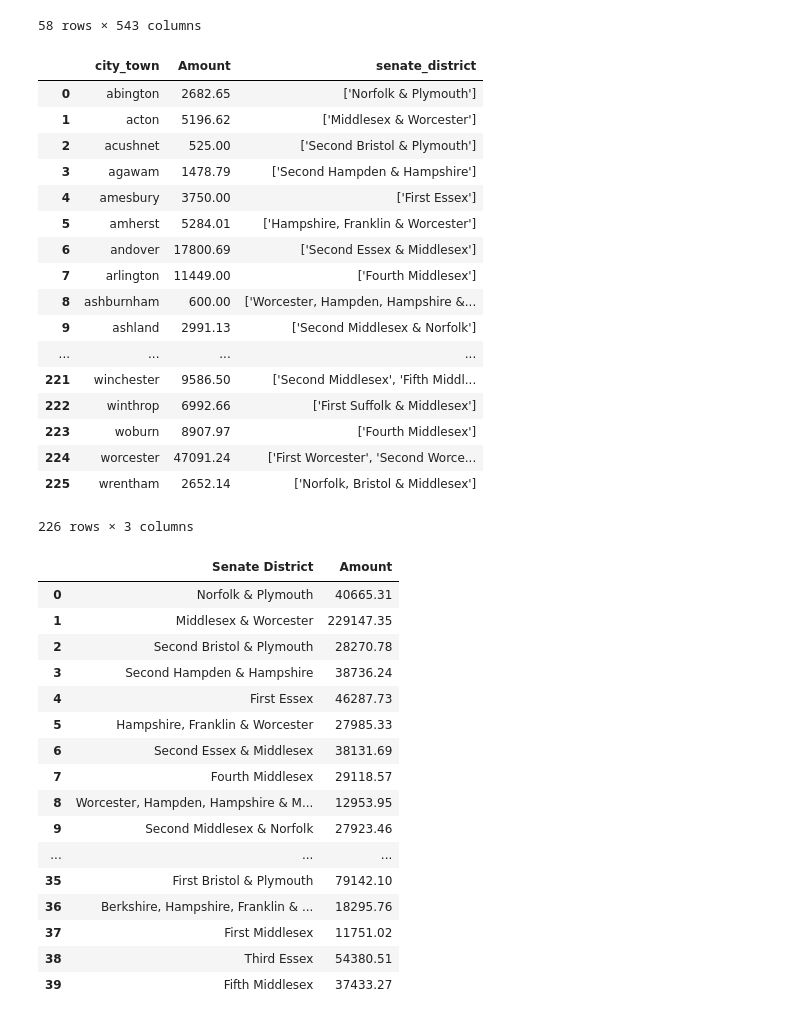
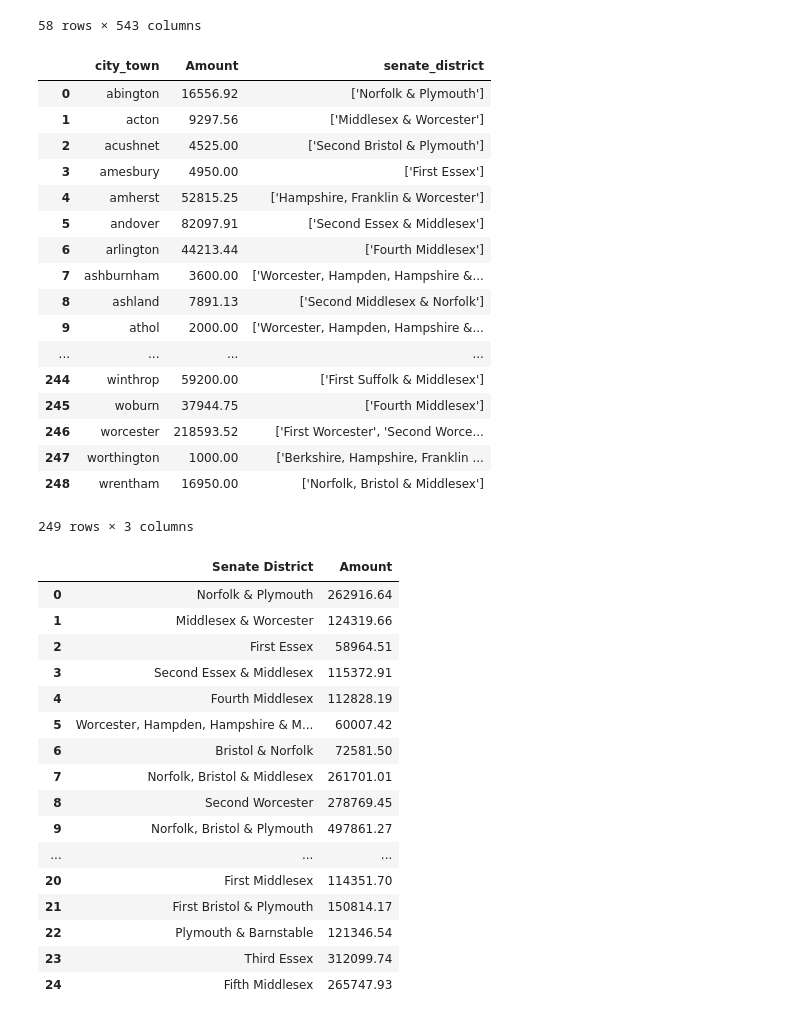
Before and after one commit to ferrys/cs-506-emerge-MA, a Jupyter notebook: scripts/MODEL TWO VOTE BUILDER CLEANING.ipynb, the cells around one changed output. Saved outputs shown, nothing was run; the diff lists cells and outputs as text; code cells hidden in the pictures.

Commit message:
merged 2011 2012 and 2013 2014 for house and senate

```diff
--- a/scripts/MODEL TWO VOTE BUILDER CLEANING.ipynb
+++ b/scripts/MODEL TWO VOTE BUILDER CLEANING.ipynb
@@ -595,29 +595,29 @@ vb_census_house
 vb_census_senate.to_csv("MODEL_TWO_Census_2010-2015/Senate/VoteBuilder_and_Census_Senate.csv")
 vb_census_house.to_csv("MODEL_TWO_Census_2010-2015/House/VoteBuilder_and_Census_House.csv")
 # %%
-money_senate = pd.read_csv('contribution_data_senate_districts.csv')
-vb_cen_senate = pd.read_csv("VoteBuilder_and_Census_Senate.csv")
+money_senate = pd.read_csv('../cleaned_data/Contribution/orig/contribution_senate_2015.csv')
+vb_cen_senate = pd.read_csv("../votebuilder_model/VoteBuilder_and_Census_Senate.csv")
 money_senate['senate_district'] = money_senate['senate_district'].apply(lambda x: x.replace('Isl&s', 'Islands') if x == "['Cape & Isl&s']" else x)
 money_senate
 # %% [output]
 |  | city_town | Amount | senate_district |
-| 0 | abington | 2682.65 | ['Norfolk & Plymouth'] |
-| 1 | acton | 5196.62 | ['Middlesex & Worcester'] |
-| 2 | acushnet | 525.00 | ['Second Bristol & Plymouth'] |
-| 3 | agawam | 1478.79 | ['Second Hampden & Hampshire'] |
-| 4 | amesbury | 3750.00 | ['First Essex'] |
-| 5 | amherst | 5284.01 | ['Hampshire, Franklin & Worcester'] |
-| 6 | andover | 17800.69 | ['Second Essex & Middlesex'] |
-| 7 | arlington | 11449.00 | ['Fourth Middlesex'] |
-| 8 | ashburnham | 600.00 | ['Worcester, Hampden, Hampshire &... |
-| 9 | ashland | 2991.13 | ['Second Middlesex & Norfolk'] |
+| 0 | abington | 16556.92 | ['Norfolk & Plymouth'] |
+| 1 | acton | 9297.56 | ['Middlesex & Worcester'] |
+| 2 | acushnet | 4525.00 | ['Second Bristol & Plymouth'] |
+| 3 | amesbury | 4950.00 | ['First Essex'] |
+| 4 | amherst | 52815.25 | ['Hampshire, Franklin & Worcester'] |
+| 5 | andover | 82097.91 | ['Second Essex & Middlesex'] |
+| 6 | arlington | 44213.44 | ['Fourth Middlesex'] |
+| 7 | ashburnham | 3600.00 | ['Worcester, Hampden, Hampshire &... |
+| 8 | ashland | 7891.13 | ['Second Middlesex & Norfolk'] |
+| 9 | athol | 2000.00 | ['Worcester, Hampden, Hampshire &... |
 | ... | ... | ... | ... |
-| 221 | winchester | 9586.50 | ['Second Middlesex', 'Fifth Middl... |
-| 222 | winthrop | 6992.66 | ['First Suffolk & Middlesex'] |
-| 223 | woburn | 8907.97 | ['Fourth Middlesex'] |
-| 224 | worcester | 47091.24 | ['First Worcester', 'Second Worce... |
-| 225 | wrentham | 2652.14 | ['Norfolk, Bristol & Middlesex'] |
+| 244 | winthrop | 59200.00 | ['First Suffolk & Middlesex'] |
+| 245 | woburn | 37944.75 | ['Fourth Middlesex'] |
+| 246 | worcester | 218593.52 | ['First Worcester', 'Second Worce... |
+| 247 | worthington | 1000.00 | ['Berkshire, Hampshire, Franklin ... |
+| 248 | wrentham | 16950.00 | ['Norfolk, Bristol & Middlesex'] |
-226 rows × 3 columns
+249 rows × 3 columns
 # %%
 import ast
 all_senate_districts = []
@@ -656,27 +656,28 @@ for j in district_dict:
 vb_senate_districts = vb_cen_senate.District.tolist()
 final_senate_contributions = []
 for i in district_dict:
-    final_senate_contributions += [[i, district_dict[i]]]
+    if i in vb_senate_districts:
+        final_senate_contributions += [[i, district_dict[i]]]
 
 senate_contributions = pd.DataFrame(final_senate_contributions, columns=['Senate District', 'Amount'])
 
 senate_contributions
 # %% [output]
 |  | Senate District | Amount |
-| 0 | Norfolk & Plymouth | 40665.31 |
-| 1 | Middlesex & Worcester | 229147.35 |
-| 2 | Second Bristol & Plymouth | 28270.78 |
-| 3 | Second Hampden & Hampshire | 38736.24 |
-| 4 | First Essex | 46287.73 |
-| 5 | Hampshire, Franklin & Worcester | 27985.33 |
-| 6 | Second Essex & Middlesex | 38131.69 |
-| 7 | Fourth Middlesex | 29118.57 |
-| 8 | Worcester, Hampden, Hampshire & M... | 12953.95 |
-| 9 | Second Middlesex & Norfolk | 27923.46 |
+| 0 | Norfolk & Plymouth | 262916.64 |
+| 1 | Middlesex & Worcester | 124319.66 |
+| 2 | First Essex | 58964.51 |
+| 3 | Second Essex & Middlesex | 115372.91 |
+| 4 | Fourth Middlesex | 112828.19 |
+| 5 | Worcester, Hampden, Hampshire & M... | 60007.42 |
+| 6 | Bristol & Norfolk | 72581.50 |
+| 7 | Norfolk, Bristol & Middlesex | 261701.01 |
+| 8 | Second Worcester | 278769.45 |
+| 9 | Norfolk, Bristol & Plymouth | 497861.27 |
 | ... | ... | ... |
-| 35 | First Bristol & Plymouth | 79142.10 |
-| 36 | Berkshire, Hampshire, Franklin & ... | 18295.76 |
-| 37 | First Middlesex | 11751.02 |
-| 38 | Third Essex | 54380.51 |
-| 39 | Fifth Middlesex | 37433.27 |
+| 20 | First Middlesex | 114351.70 |
+| 21 | First Bristol & Plymouth | 150814.17 |
+| 22 | Plymouth & Barnstable | 121346.54 |
+| 23 | Third Essex | 312099.74 |
+| 24 | Fifth Middlesex | 265747.93 |
 # %%
```
Also changed, not shown: parts of 3 cells of this notebook, 14 other files.
